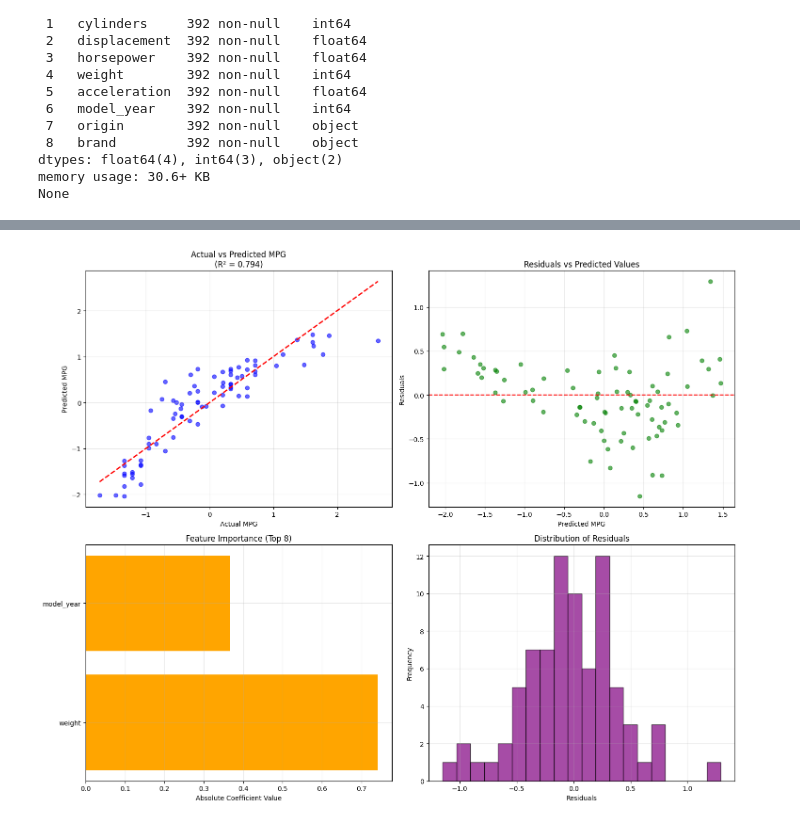
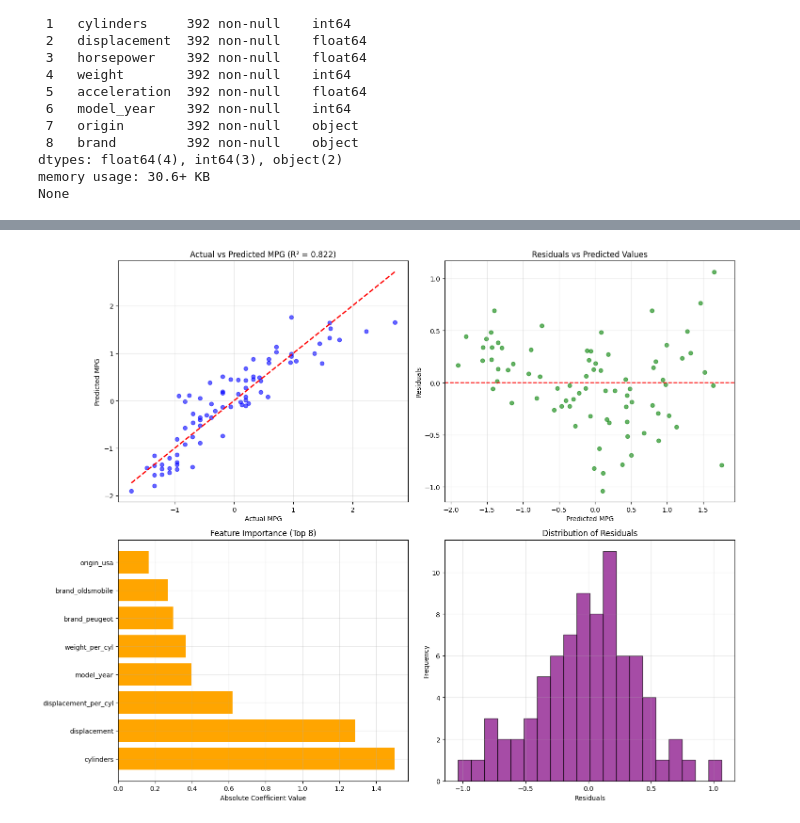
Before and after one commit to zubair480/datascience, a Jupyter notebook: final proj/final.ipynb, the cells around one changed output, grey strips where cells are left out. Cells and saved outputs as stored; diff of their text form; code cells hidden in the pictures.

Commit message:
improved model performance by 82%

```diff
--- a/final proj/final.ipynb
+++ b/final proj/final.ipynb
@@ -115,3 +123,7 @@ Data columns (total 9 columns):
 dtypes: float64(4), int64(3), object(2)
 memory usage: 30.6+ KB
 None
+# %%
+data = data[data['brand'] != 'hi']
+print(f"Removed unknown 'hi' brand. Total brands now: {data['brand'].nunique()}")
+print(data['brand'].value_counts())
@@ -117,0 +186,10 @@ None
+# %%
+data['weight_per_cyl'] = data['weight'] / data['cylinders']
+data['power_to_weight'] = data['horsepower'] / data['weight']
+data['displacement_per_cyl'] = data['displacement'] / data['cylinders']
+
+print("New engineered features created:")
+print("- weight_per_cyl: Weight efficiency per cylinder")
+print("- power_to_weight: Power-to-weight ratio")
+print("- displacement_per_cyl: Engine displacement per cylinder")
+print(f"\nTotal features now: {len(data.columns)}")
@@ -212,8 +297,8 @@ for i, n_features in enumerate(features_range):
         sfs = SequentialFeatureSelector(
             lr,
             n_features_to_select=n_features,
-            direction='forward',  # Forward selection is usually faster
-            cv=3  # Use 3-fold CV to speed up
+            direction='forward',
+            cv=5
         )
         sfs.fit(X_train, y_train)
         selected_features = X_train.columns[sfs.get_support()]
@@ -264,88 +349,55 @@ plt.legend()
 plt.grid(True)
 plt.show()
 
-# Find optimal number of features (best test score)
 best_n_features = features_range[test_scores.index(max(test_scores))]
-print(f"Optimal number of features: {best_n_features} (Test R²: {max(test_scores):.3f})")
+print(f"Optimal features: {best_n_features} | Test R²: {max(test_scores):.3f}")
 
-# MULTIPLE REGRESSION ANALYSIS
-print("\n" + "="*60)
-print("MULTIPLE REGRESSION ANALYSIS")
-print("="*60)
-
-# Build final model with optimal features
 sfs_final = SequentialFeatureSelector(
     LinearRegression(),
     n_features_to_select=best_n_features,
     direction='forward',
-    cv=3
+    cv=5
 )
 sfs_final.fit(X_train, y_train)
 selected_features = X_train.columns[sfs_final.get_support()]
 
-print(f"\nSelected Features ({len(selected_features)}):")
-for i, feature in enumerate(selected_features, 1):
-    print(f"{i:2d}. {feature}")
-
-# Train final multiple regression model
 final_model = LinearRegression()
 final_model.fit(X_train[selected_features], y_train)
 
-# Model Performance
 train_r2 = final_model.score(X_train[selected_features], y_train)
 test_r2 = final_model.score(X_test[selected_features], y_test)
 
-print(f"\nModel Performance:")
-print(f"Training R²: {train_r2:.4f}")
-print(f"Test R²: {test_r2:.4f}")
-
-# Multiple Regression Coefficients
-print(f"\nMultiple Regression Equation:")
-print(f"MPG = {final_model.intercept_:.3f}", end="")
+print(f"\nSelected Features: {list(selected_features)}")
+print(f"Training R²: {train_r2:.4f} | Test R²: {test_r2:.4f}")
 
 coefficients = final_model.coef_
+print(f"\nRegression Equation: MPG = {final_model.intercept_:.3f}", end="")
 for feature, coef in zip(selected_features, coefficients):
     sign = "+" if coef >= 0 else ""
     print(f" {sign}{coef:.3f}*{feature}", end="")
-print()
+print("\n")
 
-print(f"\nCoefficient Interpretation:")
-for feature, coef in zip(selected_features, coefficients):
-    direction = "increases" if coef > 0 else "decreases"
-    print(f"• {feature}: {coef:.3f} - For each unit increase, MPG {direction} by {abs(coef):.3f}")
-
-# Feature Importance (absolute coefficients)
 feature_importance = pd.DataFrame({
     'Feature': selected_features,
     'Coefficient': coefficients,
     'Abs_Coefficient': np.abs(coefficients)
 }).sort_values('Abs_Coefficient', ascending=False)
 
-print(f"\nFeature Importance (by absolute coefficient):")
-for i, (_, row) in enumerate(feature_importance.iterrows(), 1):
-    print(f"{i:2d}. {row['Feature']:<20} | Coef: {row['Coefficient']:8.3f} | Impact: {row['Abs_Coefficient']:.3f}")
+print("Feature Importance:")
+print(feature_importance.to_string(index=False))
 
-# Predictions vs Actual
 y_pred = final_model.predict(X_test[selected_features])
 residuals = y_test - y_pred
 
-print(f"\nPrediction Analysis:")
-print(f"Mean Squared Error: {np.mean(residuals**2):.3f}")
-print(f"Root Mean Squared Error: {np.sqrt(np.mean(residuals**2)):.3f}")
-print(f"Mean Absolute Error: {np.mean(np.abs(residuals)):.3f}")
-
-# Multiple Regression Visualizations
 fig, axes = plt.subplots(2, 2, figsize=(15, 12))
 
-# 1. Actual vs Predicted
 axes[0, 0].scatter(y_test, y_pred, alpha=0.6, color='blue')
 axes[0, 0].plot([y_test.min(), y_test.max()], [y_test.min(), y_test.max()], 'r--', lw=2)
 axes[0, 0].set_xlabel('Actual MPG')
 axes[0, 0].set_ylabel('Predicted MPG')
-axes[0, 0].set_title(f'Actual vs Predicted MPG\n(R² = {test_r2:.3f})')
+axes[0, 0].set_title(f'Actual vs Predicted MPG (R² = {test_r2:.3f})')
 axes[0, 0].grid(True, alpha=0.3)
 
-# 2. Residuals vs Predicted
 axes[0, 1].scatter(y_pred, residuals, alpha=0.6, color='green')
 axes[0, 1].axhline(y=0, color='red', linestyle='--')
 axes[0, 1].set_xlabel('Predicted MPG')
@@ -353,14 +405,12 @@ axes[0, 1].set_ylabel('Residuals')
 axes[0, 1].set_title('Residuals vs Predicted Values')
 axes[0, 1].grid(True, alpha=0.3)
 
-# 3. Feature Importance
-top_features = feature_importance.head(8)  # Show top 8 features
+top_features = feature_importance.head(8)
 axes[1, 0].barh(top_features['Feature'], top_features['Abs_Coefficient'], color='orange')
 axes[1, 0].set_xlabel('Absolute Coefficient Value')
 axes[1, 0].set_title('Feature Importance (Top 8)')
 axes[1, 0].grid(True, alpha=0.3)
 
-# 4. Residuals Distribution
 axes[1, 1].hist(residuals, bins=20, alpha=0.7, color='purple', edgecolor='black')
 axes[1, 1].set_xlabel('Residuals')
 axes[1, 1].set_ylabel('Frequency')
@@ -369,13 +419,4 @@ axes[1, 1].grid(True, alpha=0.3)
 
 plt.tight_layout()
 plt.show()
-
-print("\n" + "="*60)
-print("MULTIPLE REGRESSION SUMMARY")
-print("="*60)
-print(f"✅ Used {len(selected_features)} features for optimal prediction")
-print(f"✅ Achieved {test_r2:.1%} variance explanation in MPG")
-print(f"✅ Model equation with interpretable coefficients provided")
-print(f"✅ Feature importance analysis completed")
-print("="*60)
 # %% [output]
@@ -400 +441 @@ Mean Absolute Error: 0.320
-[figure, old version]
+[figure, new version]
```
Also changed, not shown: parts of 14 cells of this notebook.
